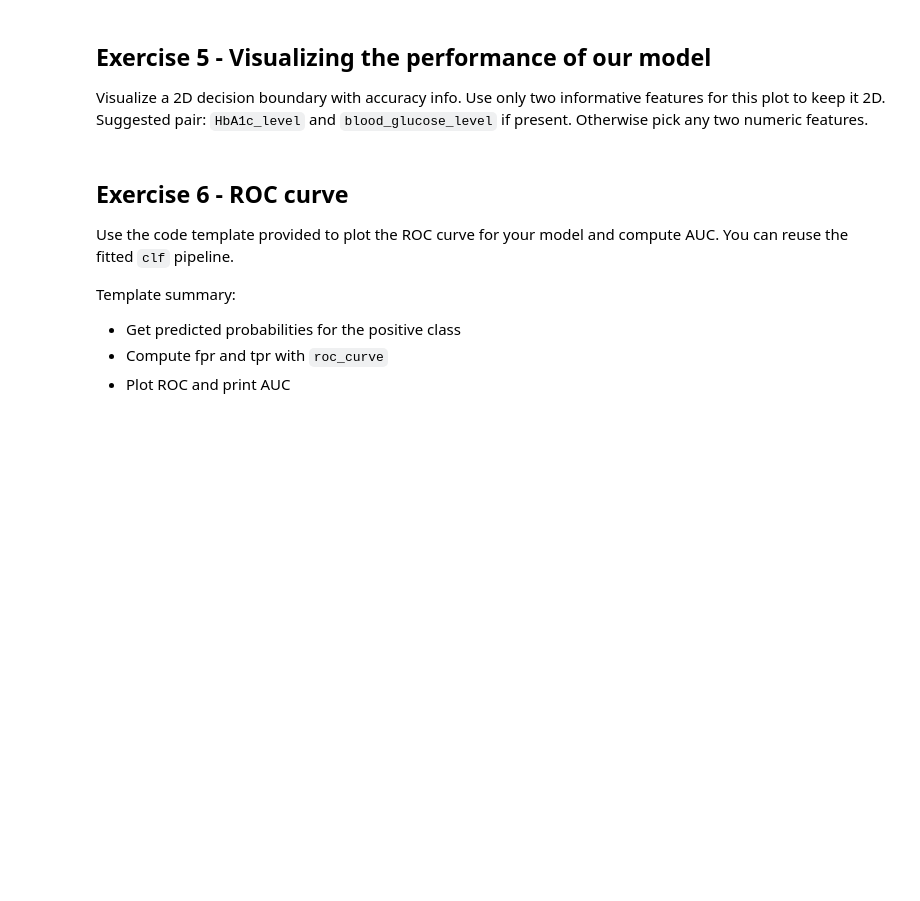
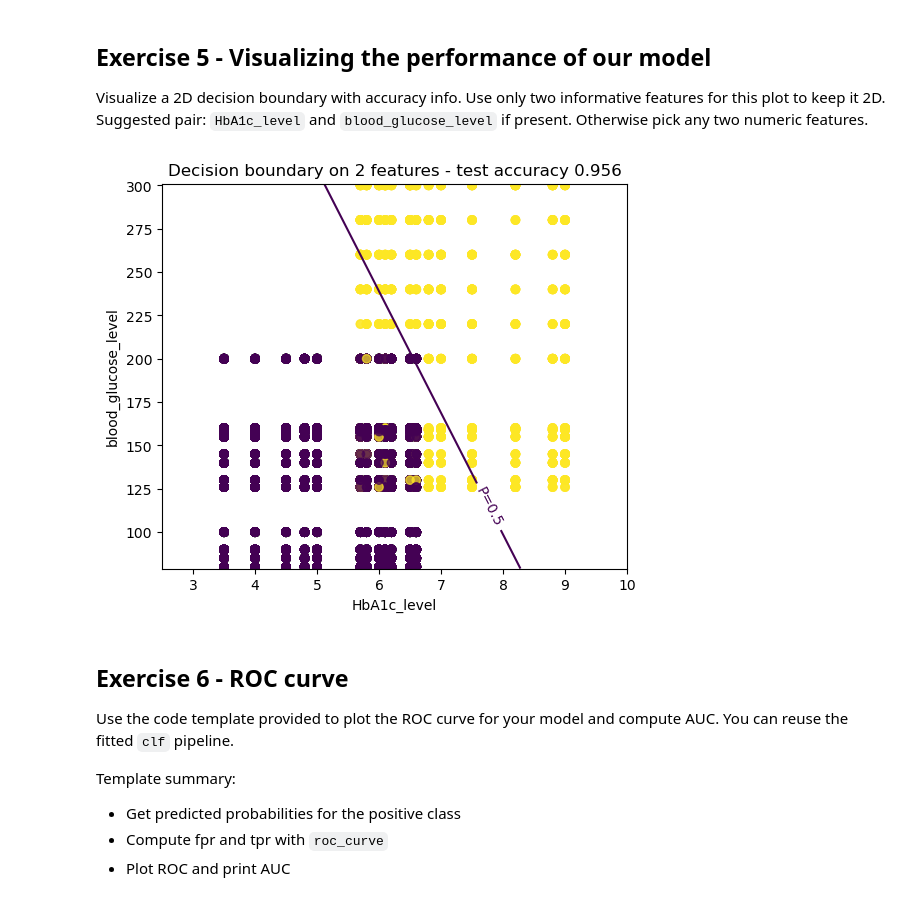
Before and after one commit to Lyv-ux/DI_Bootcamp, a Jupyter notebook: week04/Day02/ExercisesXP_Diabetes_Student.ipynb, the cells around one changed output. Drawn from its saved outputs; the diff is of its cells as text; code cells hidden in the pictures; blank space fills up the shorter version.

```diff
--- a/week04/Day02/ExercisesXP_Diabetes_Student.ipynb
+++ b/week04/Day02/ExercisesXP_Diabetes_Student.ipynb
@@ -167,34 +190,36 @@ Visualize a 2D decision boundary with accuracy info. Use only two informative fe
 # TODO: If these columns do not exist, change `feat_x` and `feat_y` below to two numeric features that exist in your data.
 import numpy as np
 import matplotlib.pyplot as plt
 
 feat_x = 'HbA1c_level' if 'HbA1c_level' in X.columns else X.select_dtypes(include=['int64','float64']).columns[0]
 feat_y = 'blood_glucose_level' if 'blood_glucose_level' in X.columns else X.select_dtypes(include=['int64','float64']).columns[1]
 
 X2_train = X_train[[feat_x, feat_y]].copy()
 X2_test = X_test[[feat_x, feat_y]].copy()
 
 pipe2 = Pipeline([
     ('pre', ColumnTransformer([('num', StandardScaler(), [0,1])], remainder='drop')),
     ('lr', LogisticRegression(max_iter=1000, random_state=42))
 ])
 pipe2.fit(X2_train.values, y_train)
 
 # Mesh
 x_min, x_max = X2_train[feat_x].min()-1, X2_train[feat_x].max()+1
 y_min, y_max = X2_train[feat_y].min()-1, X2_train[feat_y].max()+1
 xx, yy = np.meshgrid(np.linspace(x_min, x_max, 300), np.linspace(y_min, y_max, 300))
 probs = pipe2.predict_proba(np.c_[xx.ravel(), yy.ravel()])[:,1].reshape(xx.shape)
 
 plt.figure(figsize=(6,5))
 cs = plt.contour(xx, yy, probs, levels=[0.5])
-plt.clabel(cs, inline=True, fmt={{0.5:'P=0.5'}})
+plt.clabel(cs, inline=True, fmt={0.5: 'P=0.5'})
 plt.scatter(X2_test[feat_x], X2_test[feat_y], c=y_test, alpha=0.7)
 plt.xlabel(feat_x); plt.ylabel(feat_y)
 from sklearn.metrics import accuracy_score
 acc2 = accuracy_score(y_test, pipe2.predict(X2_test.values))
 plt.title(f'Decision boundary on 2 features - test accuracy {acc2:.3f}')
 plt.show()
+# %% [output]
+[figure, added]
 # %% [markdown]
 
 ## Exercise 6 - ROC curve
```
Also changed, not shown: parts of 6 cells of this notebook.
